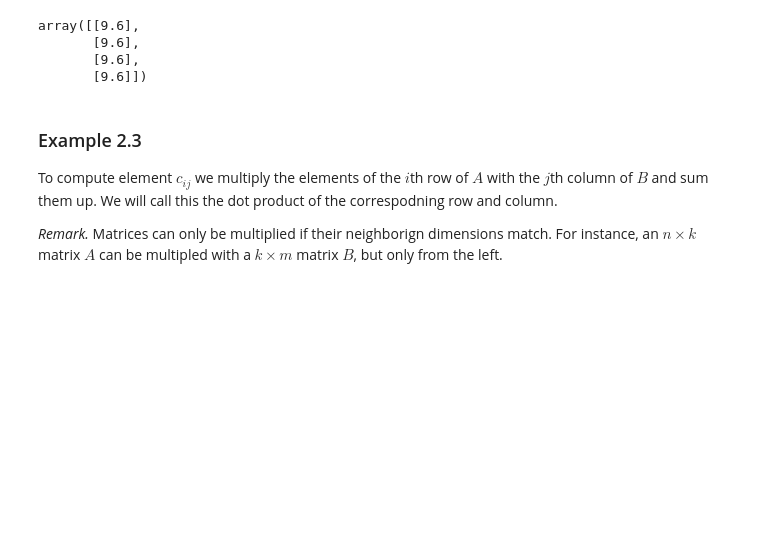
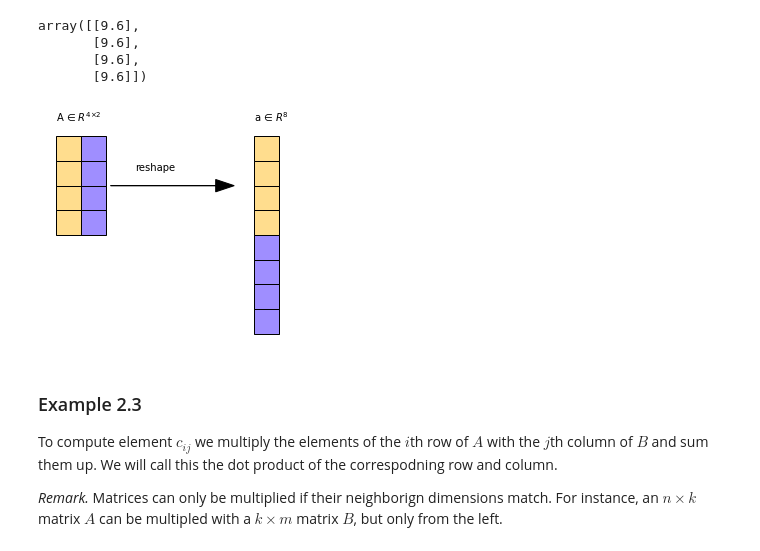
Before and after one commit to vbartle/MML-Companion, a Jupyter notebook: MML Python, Ch.02 Linear Algebra.ipynb, the cells around one changed output. Drawn from its saved outputs; the diff is of its cells as text; code cells hidden in the pictures; blank space fills up the shorter version.

Commit message:
reshape

```diff
--- a/MML Python, Ch.02 Linear Algebra.ipynb
+++ b/MML Python, Ch.02 Linear Algebra.ipynb
@@ -115,6 +115,29 @@ array([[9.6],
        [9.6],
        [9.6],
        [9.6]])
+# %%
+from matplotlib.patches import Rectangle
+from pylab import arrow
+someX, someY = 0.4, 0.7
+fig,ax = plt.subplots()
+currentAxis = plt.gca()
+for i in range(4):
+    currentAxis.add_patch(Rectangle((0, someY - 0.1*i), 0.1, 0.1,
+                      alpha=1, edgecolor='black',facecolor='#FFDD8E'))
+    currentAxis.add_patch(Rectangle((0.1, someY - 0.1*i), 0.1, 0.1,
+                      alpha=1, edgecolor='black',facecolor='#9F8EFF'))
+    currentAxis.add_patch(Rectangle((0.8, someY - 0.1*i), 0.1, 0.1,
+                      alpha=1, edgecolor='black',facecolor='#FFDD8E'))
+    currentAxis.add_patch(Rectangle((0.8, someY-.4 - 0.1*i), 0.1, 0.1,
+                      alpha=1, edgecolor='black',facecolor='#9F8EFF'))
+arrow( .22, .6, .5, 0, length_includes_head = True, head_width = .05,color='black')
+plt.annotate('reshape',xy=(0.4, 0.62),xytext=(0, 10), textcoords="offset points",ha="center",)
+plt.annotate('A ∈ $R^{4×2}$',xy=(0, 0.82),xytext=(0, 10), textcoords="offset points",ha="left",)
+plt.annotate('a ∈ $R^8$',xy=(0.8, 0.82),xytext=(0, 10), textcoords="offset points",ha="left",)
+ax.set_aspect("equal")
+ax.axison = False
+# %% [output]
+[figure, added]
 # %% [markdown]
 ### Example 2.3
 To compute element $c_{ij}$ we multiply the elements of the $i$th row of $A$ with the $j$th column of $B$ and sum them up. We will call this the dot product of the correspodning row and column.
```
